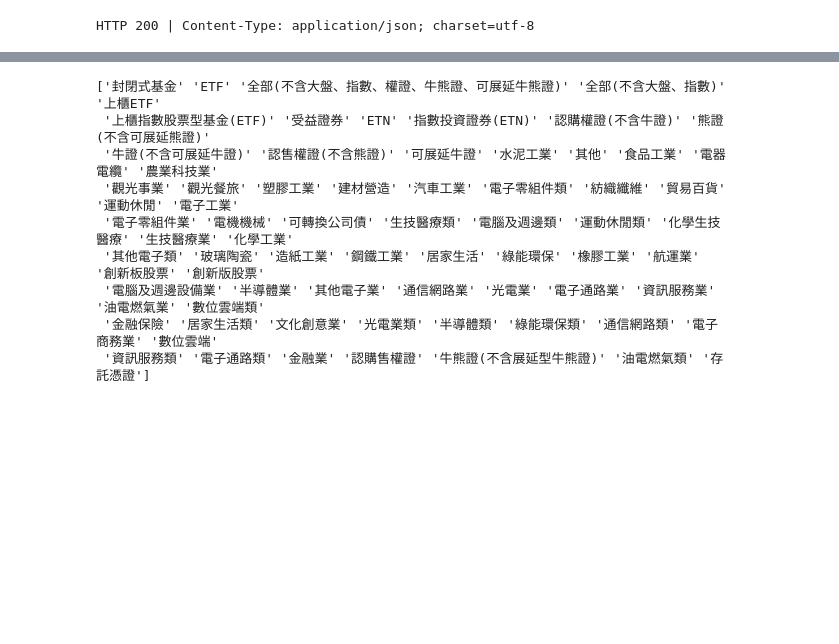
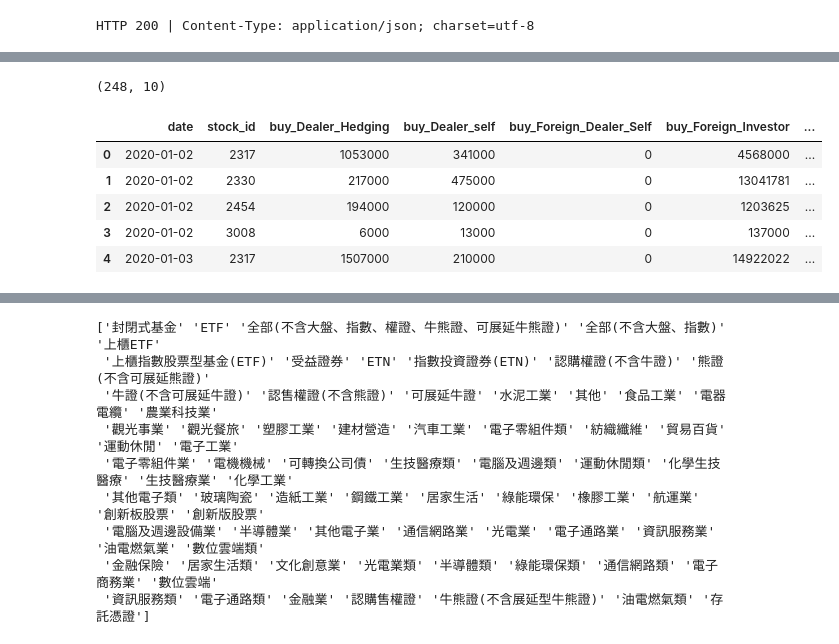
Before and after one commit to Chu-c-git/Automated_Trading_System, a Jupyter notebook: backend/data_preprocess/test_function.ipynb, the cells around one changed output, grey strips where cells are left out. Cells and saved outputs as stored; diff of their text form; code cells hidden in the pictures; blank space fills up the shorter version.

```diff
--- a/backend/data_preprocess/test_function.ipynb
+++ b/backend/data_preprocess/test_function.ipynb
@@ -97,3 +99,24 @@ df.head()
 | 2 | 封閉式基金 | 0003 | 成長 | twse | 2024-12-05 |
 | 3 | 封閉式基金 | 0004 | 國民 | twse | 2024-12-05 |
 | 4 | 封閉式基金 | 0005 | 成功 | twse | 2024-12-05 |
+# %%
+# 三大法人
+api = DataLoader()
+# api.login_by_token(api_token='token')
+df = api.taiwan_stock_institutional_investors(
+    stock_id_list=['2330', '2317', '2454', '3008'],
+    start_date='2020-01-01',
+    end_date='2020-04-12',
+    use_async=True
+)
+df_pivot = df.pivot_table(
+    index=['date', 'stock_id'],
+    columns='name',
+    values=['buy', 'sell'],
+    aggfunc='first'
+)
+df_pivot.columns = [f'{val}_{name}' for val, name in df_pivot.columns]
+print(df_pivot.shape)
+df_pivot = df_pivot.reset_index()
+df_pivot.head()
+# %% [output]
@@ -99,0 +125,7 @@ df.head()
+(248, 10)
+|  | date | stock_id | buy_Dealer_Hedging | buy_Dealer_self | buy_Foreign_Dealer_Self | buy_Foreign_Investor | ... |
+| 0 | 2020-01-02 | 2317 | 1053000 | 341000 | 0 | 4568000 | ... |
+| 1 | 2020-01-02 | 2330 | 217000 | 475000 | 0 | 13041781 | ... |
+| 2 | 2020-01-02 | 2454 | 194000 | 120000 | 0 | 1203625 | ... |
+| 3 | 2020-01-02 | 3008 | 6000 | 13000 | 0 | 137000 | ... |
+| 4 | 2020-01-03 | 2317 | 1507000 | 210000 | 0 | 14922022 | ... |
```
Also changed, not shown: parts of 6 cells of this notebook, 5 other files.
